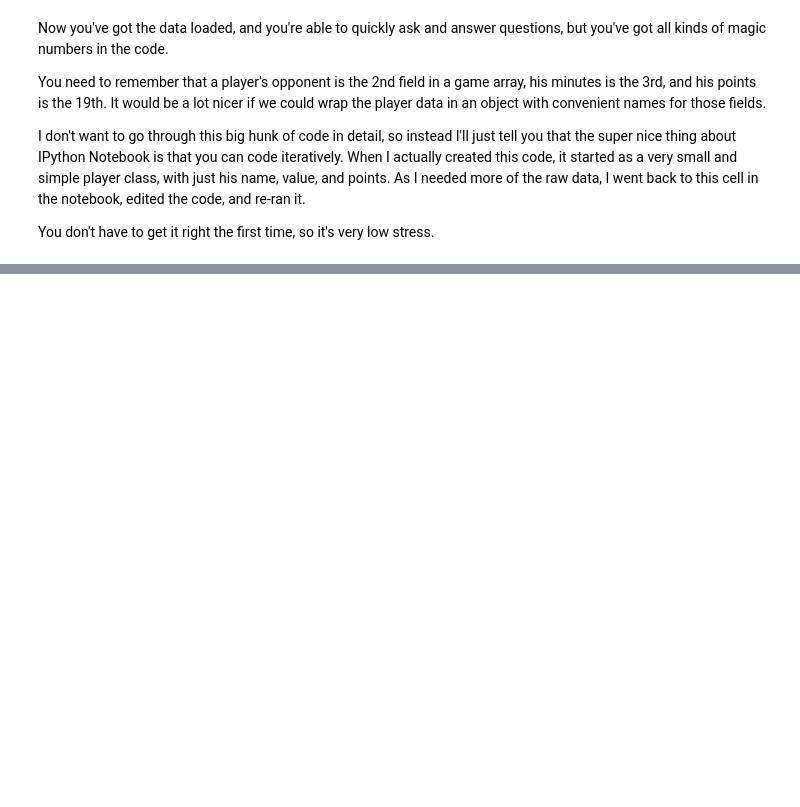
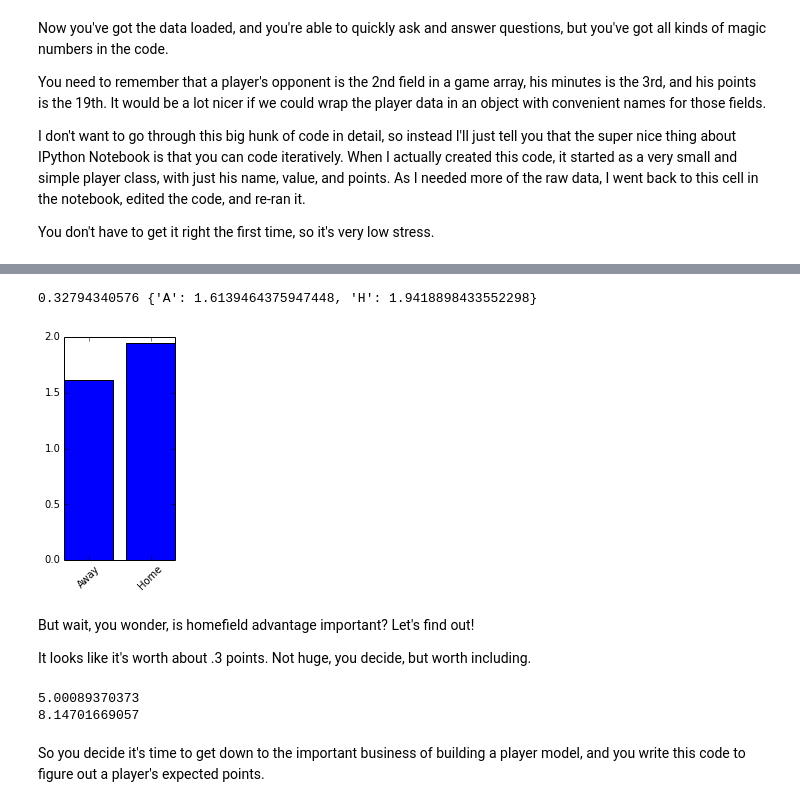
Before and after one commit to llimllib/fantasypl, a Jupyter notebook: talk/Fantasy Football Presentation.ipynb, the cells around one changed output, grey strips where cells are left out. Drawn from its saved outputs; the diff is of its cells as text; code cells hidden in the pictures; blank space fills up the shorter version.

```diff
--- a/talk/Fantasy Football Presentation.ipynb
+++ b/talk/Fantasy Football Presentation.ipynb
@@ -253,6 +254,9 @@ class Player(object):
         return "#%s %s $%s %s" % (self.idn, self.name, self.cost, self.pos)
 
 player_objs = [Player(p) for p in players.itervalues()]
+
+def find_player(needle):
+    return [p for p in player_objs if needle.lower() in p.name.lower()]
 # %% [markdown]
 Now you've got the data loaded, and you're able to quickly ask and answer questions, but you've got all kinds of magic numbers in the code.
 
@@ -261,3 +265,13 @@ You need to remember that a player's opponent is the 2nd field in a game array,
 I don't want to go through this big hunk of code in detail, so instead I'll just tell you that the super nice thing about IPython Notebook is that you can code iteratively. When I actually created this code, it started as a very small and simple player class, with just his name, value, and points. As I needed more of the raw data, I went back to this cell in the notebook, edited the code, and re-ran it.
 
 You don't have to get it right the first time, so it's very low stress.
+# %%
+p = find_player('Van Persie')[0]
+print p.name
+print p.position
+print p.cost
+print p.idn
+print p.upcoming[:3]  # upcoming games
+print p.games[:3]     # games he's already played
+print p.news
+print p
@@ -264,2 +326,62 @@ You don't have to get it right the first time, so it's very low stress.
+# %%
+homeaway = {"A": 0, "H": 0}
+n = 0.
+for player in player_objs:
+    #only consider full games to eliminate minute bias
+    for game in [p for p in player.games if p.minutes == 90]:
+        homeaway[game.loc] += game.points
+        n += 1
+
+homeaway["A"] /= n
+homeaway["H"] /= n
+
+homefield = homeaway["H"] - homeaway["A"]
+
+print homefield, homeaway
+
+fig, ax = plt.subplots(figsize=(2,4))
+x_pos = np.arange(0, len(homeaway.keys()))
+ax.set_xticks(x_pos+.4)
+ax.set_xticklabels(["Away", "Home"], rotation=45)
+ax.bar(x_pos, homeaway.values())
+fig.show()
+# %% [output]
+0.32794340576 {'A': 1.6139464375947448, 'H': 1.9418898433552298}
+[figure, added]
+# %% [markdown]
+But wait, you wonder, is homefield advantage important? Let's find out!
+
+It looks like it's worth about .3 points. Not huge, you decide, but worth including.
+# %%
+def adjusted_score(game):
+    pts = game.points
+    pts += homefield/2 if game.loc == "A" else -homefield/2
+    pts += avg_opponent - avgs[game.opp]
+    return pts
+
+def adjusted_average(player):
+    return sum(adjusted_score(g) for g in player.games) / len(player.games)
+
+def game_value(game):
+    adj = 0
+    adj += homefield/2 if game[2] == "H" else -homefield/2
+    adj += avgs[game[1]] - avg_opponent
+    return adj
+
+def expected_points(player, n=5):
+    """return the number of expected points in the next n games"""
+    av = adjusted_average(player)
+    ev = 0.
+    for game in player.upcoming[:5]:
+        ev += av + game_value(game)
+    return ev/n
+
+print expected_points(find_player(u"Özil")[0])
+print expected_points(find_player(u"Suárez")[0])
+# %% [output]
+5.00089370373
+8.14701669057
+# %% [markdown]
+So you decide it's time to get down to the important business of building a player model, and you write this code to figure out a player's expected points.
 # %%
 %run talktools
```
Also changed, not shown: parts of 7 cells of this notebook.
